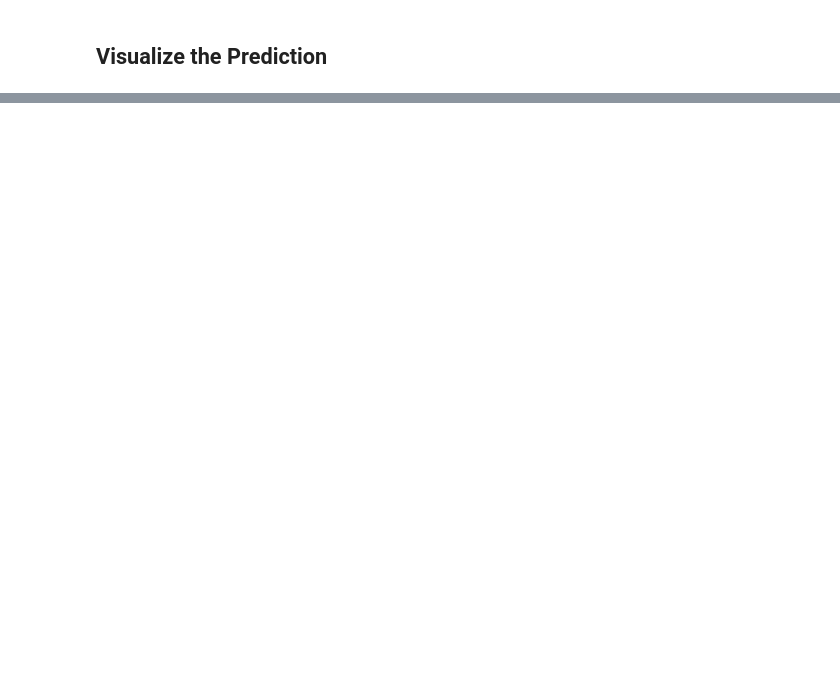
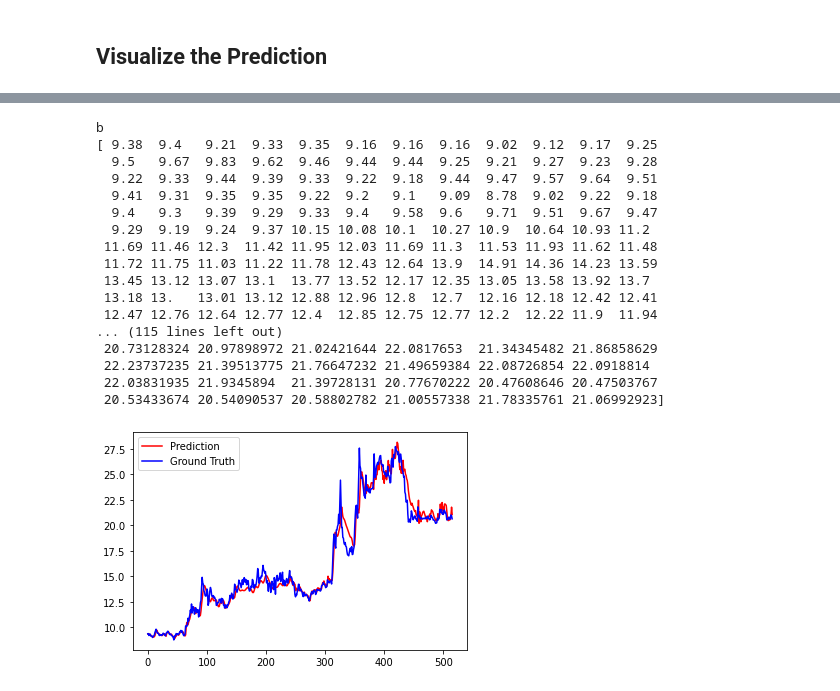
Before and after one commit to KingYuanSun/Individual-Projects-Finance, a Jupyter notebook: StockPrediction_basicRNN.ipynb, the cells around one changed output, grey strips where cells are left out. Cells and saved outputs as stored; diff of their text form; code cells hidden in the pictures; blank space fills up the shorter version.

```diff
--- a/StockPrediction_basicRNN.ipynb
+++ b/StockPrediction_basicRNN.ipynb
@@ -225,0 +279,46 @@ plt2.show()
+# %%
+
+row = round(0.9 * result_for_inverse_transform.shape[0])
+# print (result_for_inverse_transform[int(row) :, -1][ : ,-1])
+import copy
+
+predictions_for_inverse_transform = copy.deepcopy(result_for_inverse_transform)
+
+#print (pred)
+for i in range(len(pred)):
+  predictions_for_inverse_transform[int(row) :, -1][ i ,-1] = pred[i]
+
+# print (predictions_for_inverse_transform[int(row) :, -1][ : ,-1])
+
+a,b,c =  recover_scaler(train_orig, result_orig, train_for_inverse_transform, result_for_inverse_transform, predictions_for_inverse_transform)
+recovered_stock_true_price = b[int(row) :, -1][ : ,-1]
+recovered_stock_pred_price = c[int(row) :, -1][ : ,-1]
+# print (result_orig[int(row) :, -1][ : ,-1])
+print ("b")
+print (b[int(row) :, -1][ : ,-1])
+print ("c")
+print (c[int(row) :, -1][ : ,-1])
+
+plt2.plot(recovered_stock_pred_price, color='red', label='Prediction')
+plt2.plot(recovered_stock_true_price, color='blue', label='Ground Truth')
+plt2.legend(loc='upper left')
+plt2.show()
+# %% [output]
+b
+[ 9.38  9.4   9.21  9.33  9.35  9.16  9.16  9.16  9.02  9.12  9.17  9.25
+  9.5   9.67  9.83  9.62  9.46  9.44  9.44  9.25  9.21  9.27  9.23  9.28
+  9.22  9.33  9.44  9.39  9.33  9.22  9.18  9.44  9.47  9.57  9.64  9.51
+  9.41  9.31  9.35  9.35  9.22  9.2   9.1   9.09  8.78  9.02  9.22  9.18
+  9.4   9.3   9.39  9.29  9.33  9.4   9.58  9.6   9.71  9.51  9.67  9.47
+  9.29  9.19  9.24  9.37 10.15 10.08 10.1  10.27 10.9  10.64 10.93 11.2
+ 11.69 11.46 12.3  11.42 11.95 12.03 11.69 11.3  11.53 11.93 11.62 11.48
+ 11.72 11.75 11.03 11.22 11.78 12.43 12.64 13.9  14.91 14.36 14.23 13.59
+ 13.45 13.12 13.07 13.1  13.77 13.52 12.17 12.35 13.05 13.58 13.92 13.7
+ 13.18 13.   13.01 13.12 12.88 12.96 12.8  12.7  12.16 12.18 12.42 12.41
+ 12.47 12.76 12.64 12.77 12.4  12.85 12.75 12.77 12.2  12.22 11.9  11.94
+... (115 lines left out)
+ 20.73128324 20.97898972 21.02421644 22.0817653  21.34345482 21.86858629
+ 22.23737235 21.39513775 21.76647232 21.49659384 22.08726854 22.0918814
+ 22.03831935 21.9345894  21.39728131 20.77670222 20.47608646 20.47503767
+ 20.53433674 20.54090537 20.58802782 21.00557338 21.78335761 21.06992923]
+[figure, added]
```
Also changed, not shown: parts of 7 cells of this notebook.
